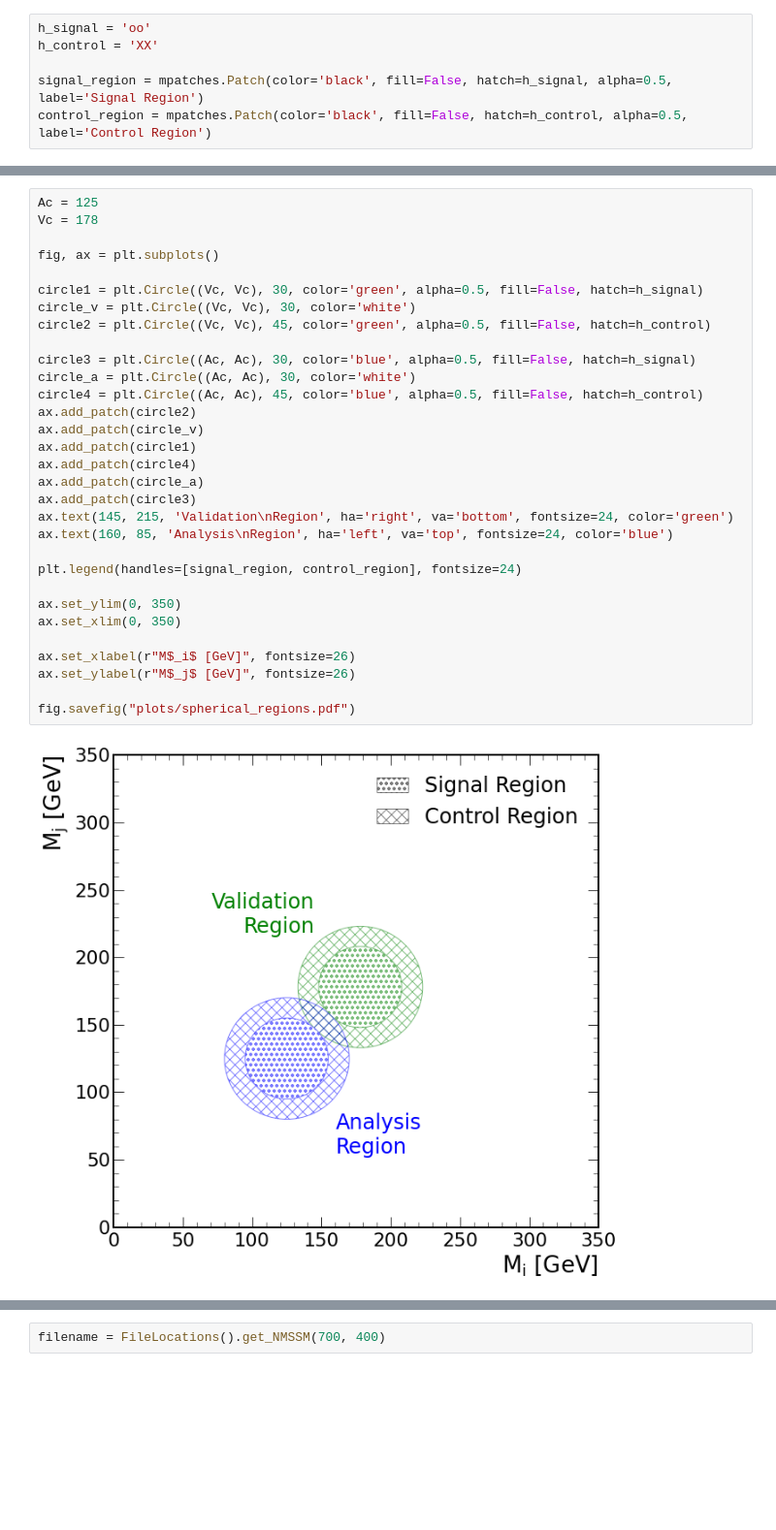
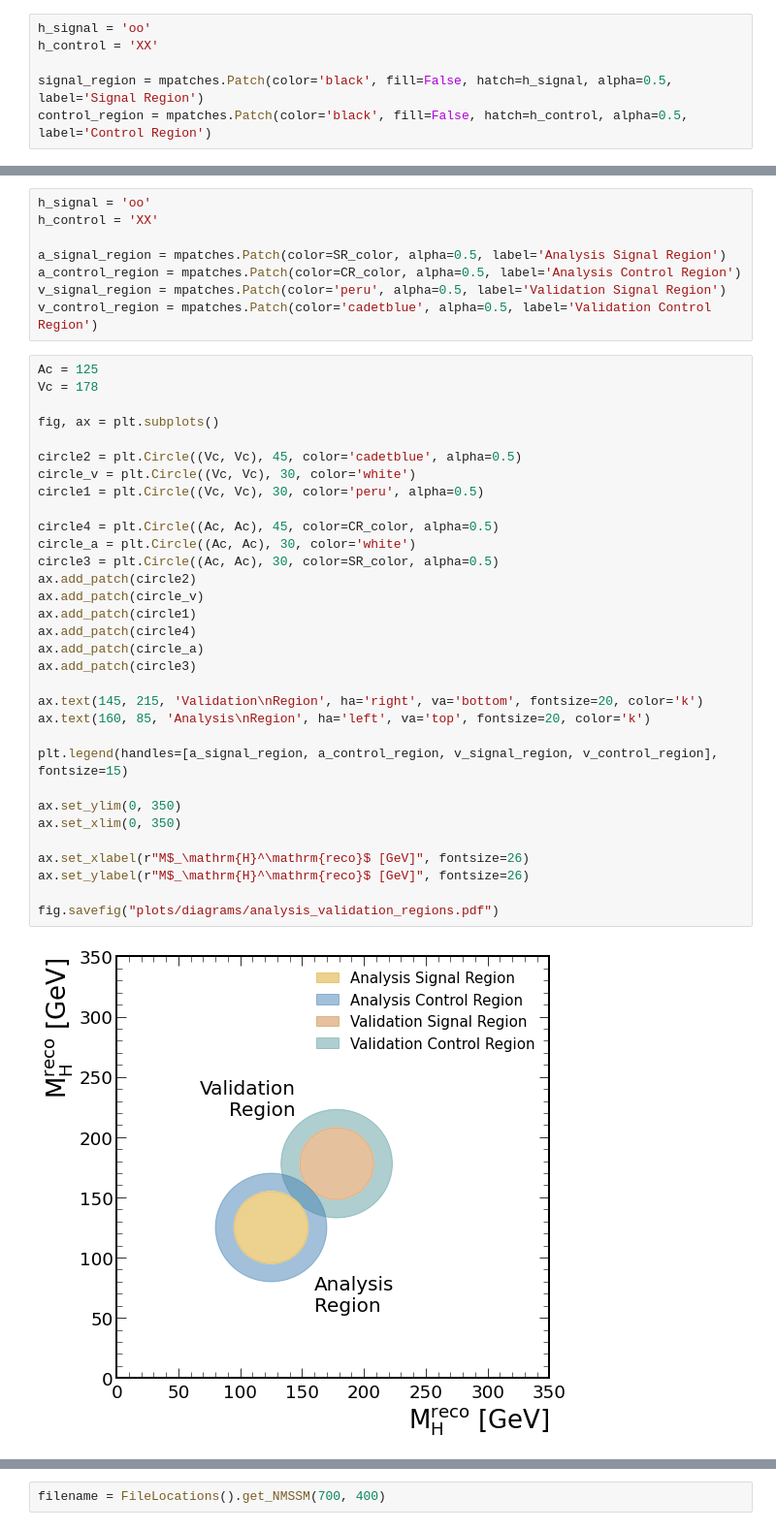
Before and after one commit to srosenzweig09/analysis, a Jupyter notebook: jupyter/5_background_estimation/baseline_regions/bdt_classifier.ipynb, the cells around one changed output, grey strips where cells are left out. Shown at 97% size. Saved outputs shown, nothing was run; the diff lists cells and outputs as text; blank space fills up the shorter version.

```diff
--- a/jupyter/5_background_estimation/baseline_regions/bdt_classifier.ipynb
+++ b/jupyter/5_background_estimation/baseline_regions/bdt_classifier.ipynb
@@ -913,33 +998,42 @@ control_region = mpatches.Patch(color='black', fill=False, hatch=h_control, alph
+# %%
+h_signal = 'oo'
+h_control = 'XX'
+
+a_signal_region = mpatches.Patch(color=SR_color, alpha=0.5, label='Analysis Signal Region')
+a_control_region = mpatches.Patch(color=CR_color, alpha=0.5, label='Analysis Control Region')
+v_signal_region = mpatches.Patch(color='peru', alpha=0.5, label='Validation Signal Region')
+v_control_region = mpatches.Patch(color='cadetblue', alpha=0.5, label='Validation Control Region')
 # %%
 Ac = 125
 Vc = 178
 
 fig, ax = plt.subplots()
 
-circle1 = plt.Circle((Vc, Vc), 30, color='green', alpha=0.5, fill=False, hatch=h_signal)
+circle2 = plt.Circle((Vc, Vc), 45, color='cadetblue', alpha=0.5)
 circle_v = plt.Circle((Vc, Vc), 30, color='white')
-circle2 = plt.Circle((Vc, Vc), 45, color='green', alpha=0.5, fill=False, hatch=h_control)
+circle1 = plt.Circle((Vc, Vc), 30, color='peru', alpha=0.5)
 
-circle3 = plt.Circle((Ac, Ac), 30, color='blue', alpha=0.5, fill=False, hatch=h_signal)
+circle4 = plt.Circle((Ac, Ac), 45, color=CR_color, alpha=0.5)
 circle_a = plt.Circle((Ac, Ac), 30, color='white')
-circle4 = plt.Circle((Ac, Ac), 45, color='blue', alpha=0.5, fill=False, hatch=h_control)
+circle3 = plt.Circle((Ac, Ac), 30, color=SR_color, alpha=0.5)
 ax.add_patch(circle2)
 ax.add_patch(circle_v)
 ax.add_patch(circle1)
 ax.add_patch(circle4)
 ax.add_patch(circle_a)
 ax.add_patch(circle3)
-ax.text(145, 215, 'Validation\nRegion', ha='right', va='bottom', fontsize=24, color='green')
-ax.text(160, 85, 'Analysis\nRegion', ha='left', va='top', fontsize=24, color='blue')
 
-plt.legend(handles=[signal_region, control_region], fontsize=24)
+ax.text(145, 215, 'Validation\nRegion', ha='right', va='bottom', fontsize=20, color='k')
+ax.text(160, 85, 'Analysis\nRegion', ha='left', va='top', fontsize=20, color='k')
+
+plt.legend(handles=[a_signal_region, a_control_region, v_signal_region, v_control_region], fontsize=15)
 
 ax.set_ylim(0, 350)
 ax.set_xlim(0, 350)
 
-ax.set_xlabel(r"M$_i$ [GeV]", fontsize=26)
-ax.set_ylabel(r"M$_j$ [GeV]", fontsize=26)
+ax.set_xlabel(r"M$_\mathrm{H}^\mathrm{reco}$ [GeV]", fontsize=26)
+ax.set_ylabel(r"M$_\mathrm{H}^\mathrm{reco}$ [GeV]", fontsize=26)
 
-fig.savefig("plots/spherical_regions.pdf")
+fig.savefig("plots/diagrams/analysis_validation_regions.pdf")
 # %% [output]
-[figure, old version]
+[figure, new version]
```
Also changed, not shown: parts of 9 cells of this notebook, 14 other files.
